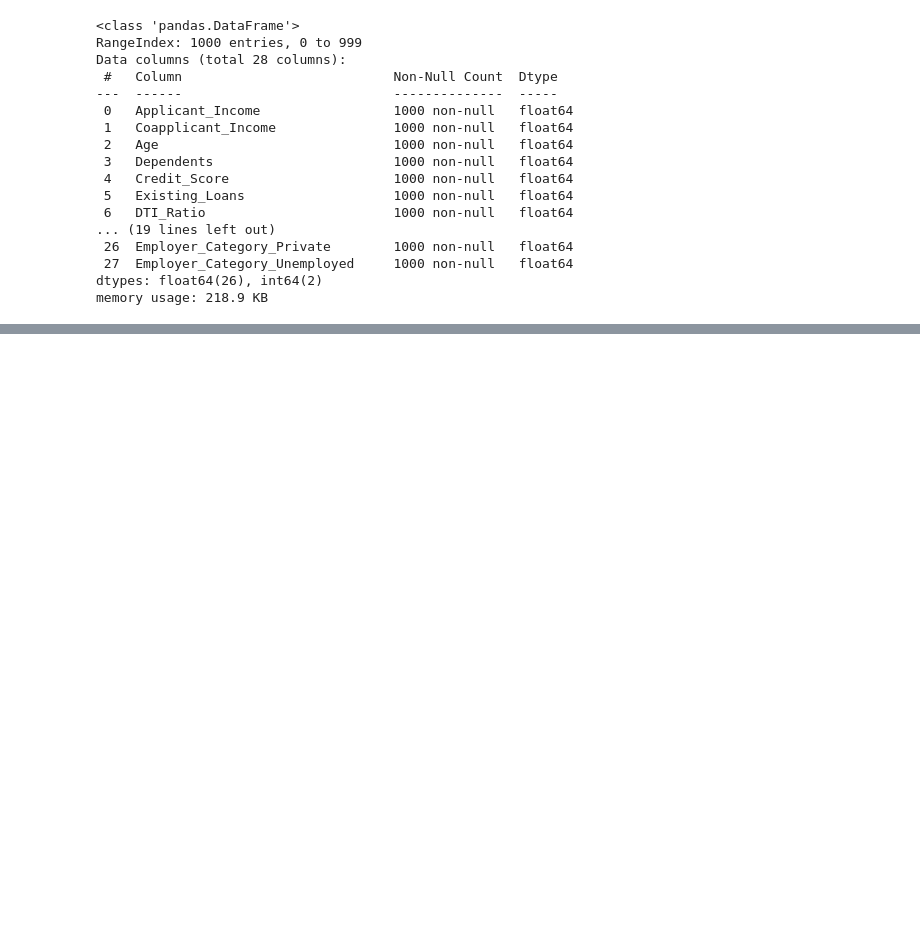
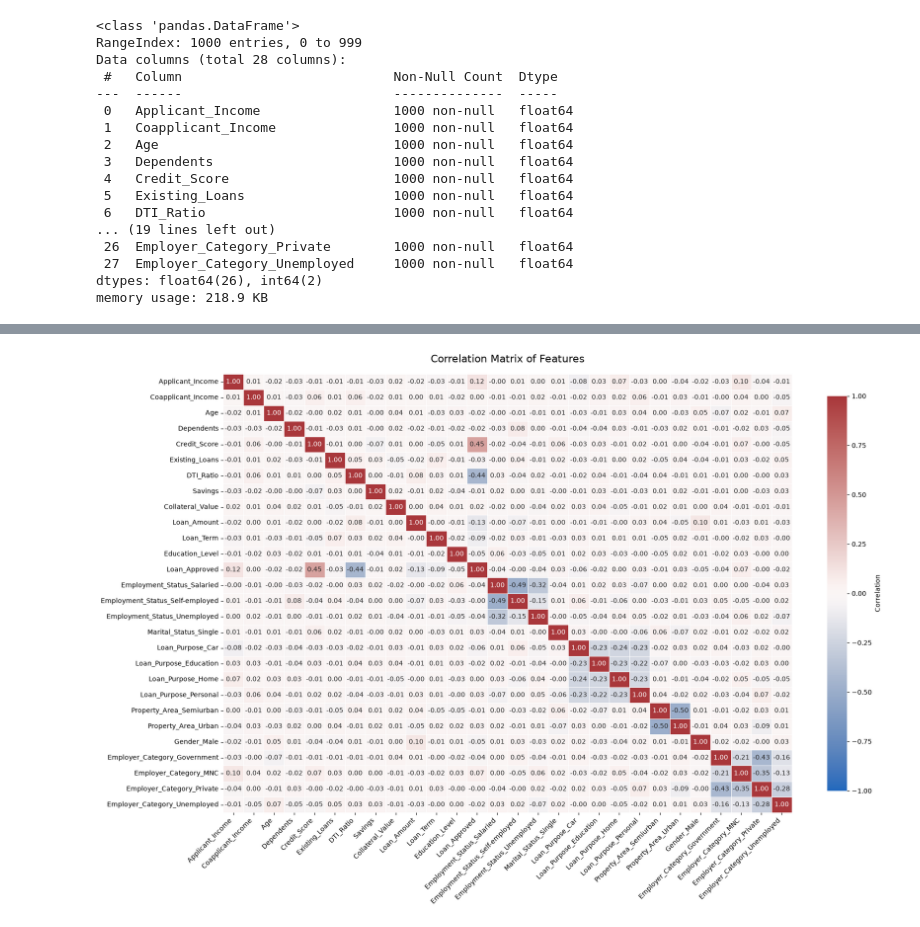
Before and after one commit to manasvi-patidar/creditwise-loan-prediction, a Jupyter notebook: notebook/loan_approval_prediction.ipynb, the cells around one changed output, grey strips where cells are left out. Drawn from its saved outputs; the diff is of its cells as text; code cells hidden in the pictures; blank space fills up the shorter version.

Commit message:
Add correlation heatmap

```diff
--- a/notebook/loan_approval_prediction.ipynb
+++ b/notebook/loan_approval_prediction.ipynb
@@ -241,0 +244,4 @@ memory usage: 218.9 KB
+# %%
+# Calculate correlation between numerical features
+numerical_cols = df.select_dtypes(include="number")
+corr_matrix = numerical_cols.corr()
@@ -241,0 +289,27 @@ memory usage: 218.9 KB
+# %%
+# Visualize the correlation matrix of numerical features
+
+plt.figure(figsize=(18, 12))
+
+sns.heatmap(
+    corr_matrix,
+    annot=True,
+    fmt=".2f",
+    cmap="vlag",
+    center=0,
+    vmin=-1,
+    vmax=1,
+    linewidths=0.4,
+    linecolor="white",
+    annot_kws={"size": 10},
+    cbar_kws={"shrink": 0.9, "label": "Correlation"}
+)
+
+plt.title("Correlation Matrix of Features", fontsize=16, pad=18)
+plt.xticks(rotation=45, ha="right", fontsize=10)
+plt.yticks(rotation=0, fontsize=10)
+
+plt.tight_layout()
+plt.show()
+# %% [output]
+[figure, added]
```
Also changed, not shown: parts of 3 cells of this notebook.
